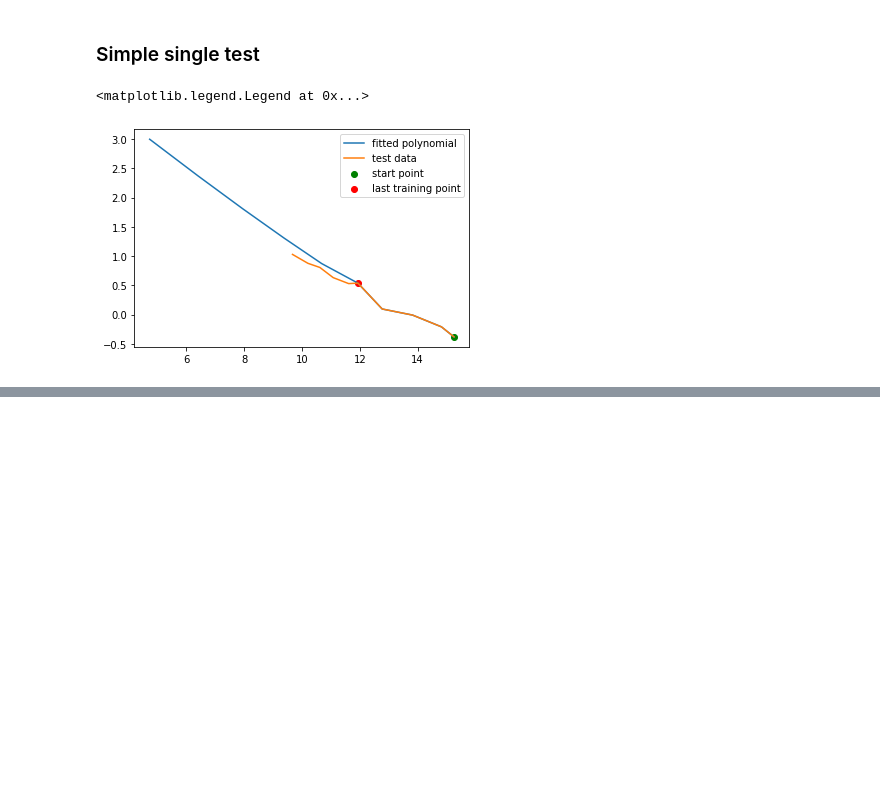
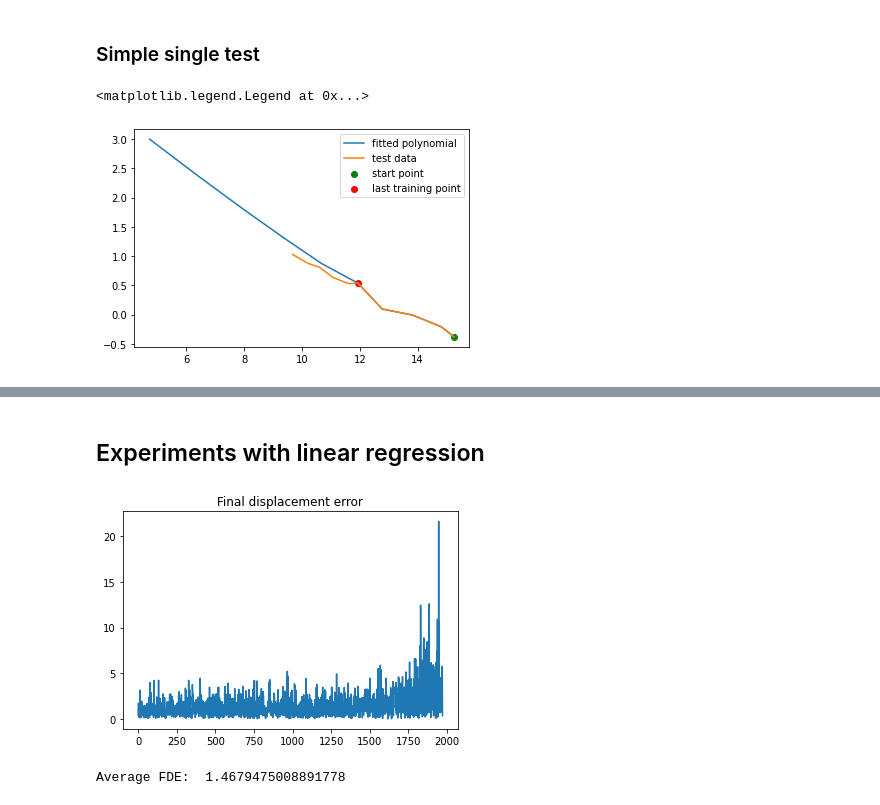
Before and after one commit to karlriis/trajectory-forecasting, a Jupyter notebook: Edinburgh-test.ipynb, the cells around one changed output, grey strips where cells are left out. Cells and saved outputs as stored; diff of their text form; code cells hidden in the pictures; blank space fills up the shorter version.

Commit message:
Add experiment with linear regression

```diff
--- a/Edinburgh-test.ipynb
+++ b/Edinburgh-test.ipynb
@@ -330,0 +331,79 @@ for i in agent_ids[:20]:
+# %% [markdown]
+## Experiments with linear regression
+# %%
+from sklearn.linear_model import LinearRegression
+
+def n_trajectory_average_linear(data, agent_id, step, num_of_trajectories=5, noise=0.05, plot_data=False):
+    # Generate 'seen' and 'unseen' data
+    sample_x, sample_y, test_x, test_y = generate_data(data, 0, agent_id, step)
+
+    # Generate a certain number of trajectories with noise
+    pred_x_list = []
+    pred_y_list = []
+    for i in range(num_of_trajectories):
+        noisy_sample_x = sample_x + np.random.normal(0,noise,len(sample_x))
+        noisy_sample_y = sample_y + np.random.normal(0,noise,len(sample_y))
+
+        # Fit a linear function to the data
+        time_range = np.array(range(len(sample_x))).reshape(-1,1)
+        fitted_x = LinearRegression().fit(time_range, noisy_sample_x)
+        fitted_y = LinearRegression().fit(time_range, noisy_sample_y)
+
+        time_range_pred = np.array(range(len(sample_x), 2*len(sample_x))).reshape(-1,1)
+        pred_x = fitted_x.predict(time_range_pred)
+        pred_y = fitted_y.predict(time_range_pred)
+
+        pred_x_list.append(pred_x)
+        pred_y_list.append(pred_y)
+
+    # Calculate the final prediction by finding the mean of the noisy trajectories
+    avg_pred_x = np.mean(pred_x_list, axis=0)
+    avg_pred_y = np.mean(pred_y_list, axis=0)
+
+    if (plot_data):
+        plt.axes().set_aspect('equal')
+
+        plt.plot(np.append(sample_x, avg_pred_x), np.append(sample_y, avg_pred_y), label="fitted polynomial", color='r')
+        plt.plot(np.append(sample_x, test_x), np.append(sample_y,test_y), label="actual data", color='b')
+
+        plt.scatter(sample_x[0], sample_y[0], color='b')
+        plt.scatter(sample_x[-1], sample_y[-1], color='r')
+
+        # Comment out the following if you want to see all generated trajectories
+        #for i in range(len(pred_x_list)):
+        #    plt.plot(np.append(sample_x,pred_x_list[i]), np.append(sample_y,pred_y_list[i]), label="fitted polynomial")
+
+        #plt.legend()
+        plt.show()
+
+    # Error calculation
+
+    # RMSE
+    abs_error_x = avg_pred_x - test_x
+    abs_error_y = avg_pred_y - test_y
+
+    RMSE_x = np.sqrt(np.mean(np.square(abs_error_x)))
+    RMSE_y = np.sqrt(np.mean(np.square(abs_error_y)))
+
+    # FDE
+    final_displacement_x = avg_pred_x[-1] - test_x[-1]
+    final_displacement_y = avg_pred_y[-1] - test_y[-1]
+    FDE = np.sqrt(final_displacement_x**2 + final_displacement_y**2)
+
+    return FDE, RMSE_x, RMSE_y
+
+step = 5
+all_FDE = []
+for i in agent_ids:
+    run_FDE, run_RMSE_x, run_RMSE_y = n_trajectory_average_linear(data, agent_id=i, step=step)
+    all_FDE.append(run_FDE)
+
+
+plt.plot(all_FDE)
+plt.title("Final displacement error")
+plt.show()
+
+print("Average FDE: ", np.mean(all_FDE))
+# %% [output]
+[figure, added]
+Average FDE:  1.4679475008891778
```
Also changed, not shown: parts of 25 cells of this notebook.
